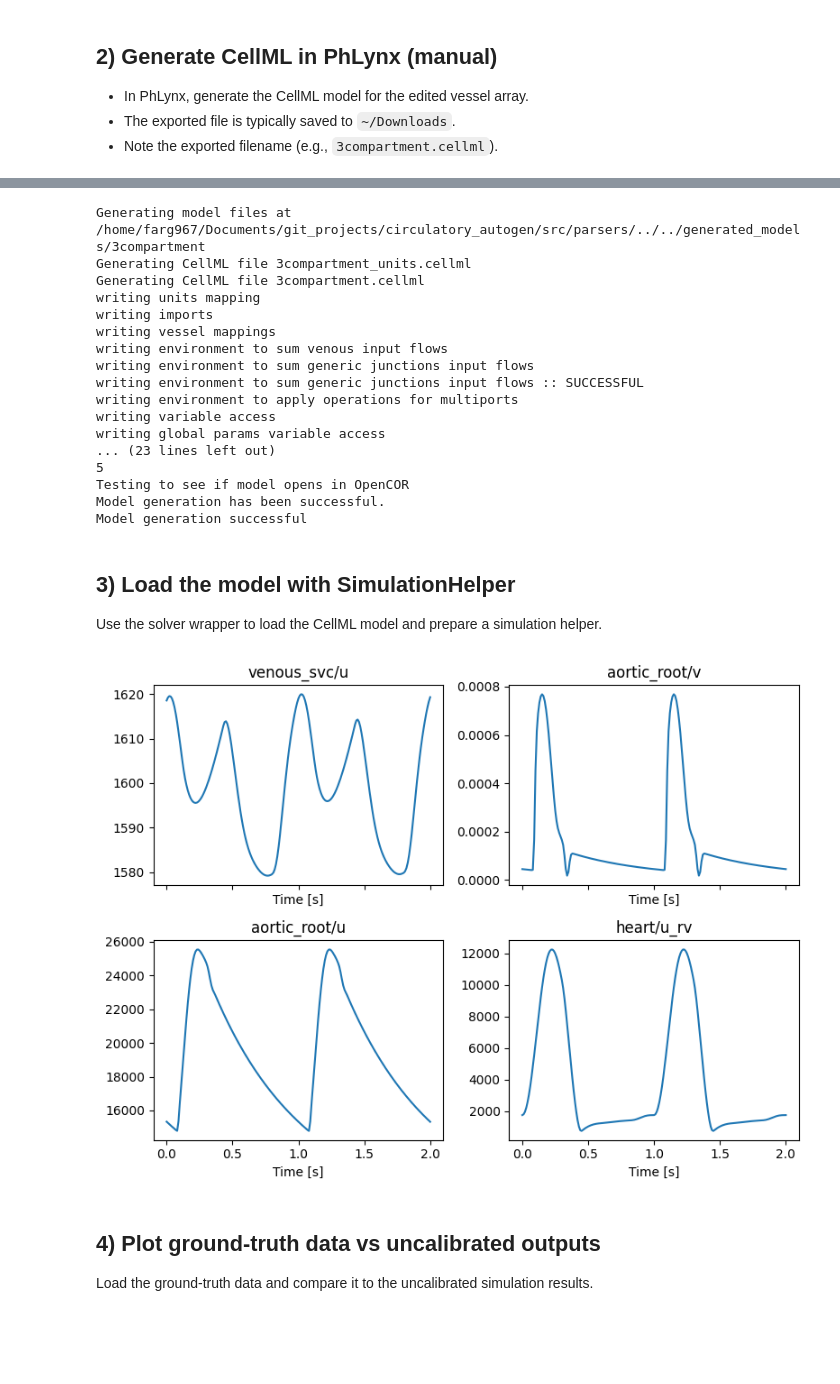
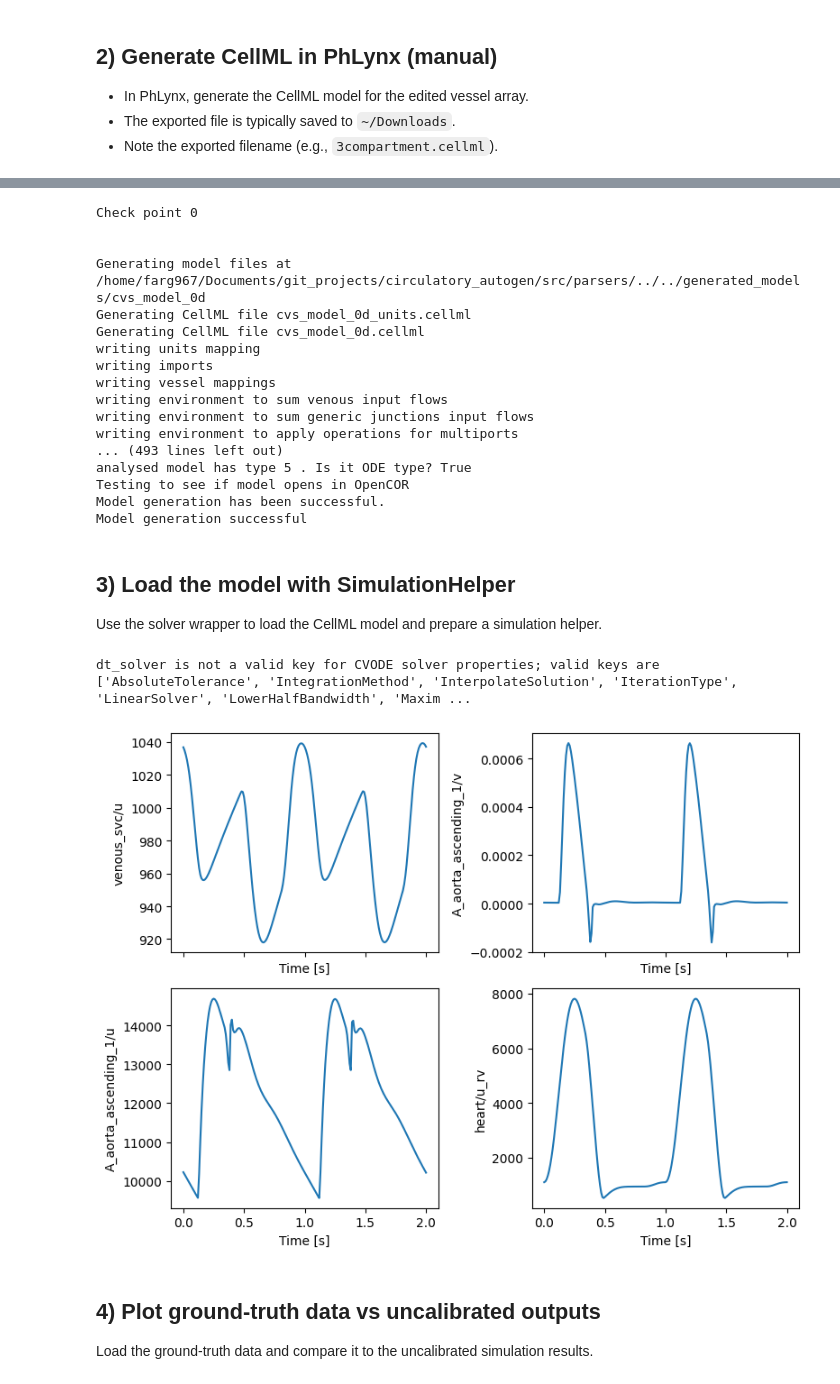
Before and after one commit to FinbarArgus/circulatory_autogen, a Jupyter notebook: tutorial/interactive/generation_and_calibration.ipynb, the cells around one changed output, grey strips where cells are left out. Saved outputs shown, nothing was run; the diff lists cells and outputs as text; code cells hidden in the pictures; blank space fills up the shorter version.

Commit message:
Updating the legacy tutorials. We need to figure out how to make these simpler, should we be using the python tutorials instead?

```diff
--- a/tutorial/interactive/generation_and_calibration.ipynb
+++ b/tutorial/interactive/generation_and_calibration.ipynb
@@ -83,15 +85,17 @@ Paths done
 - Note the exported filename (e.g., `3compartment.cellml`).
 # %%
 from utilities.utility_funcs import get_default_inp_data_dict
+import pprint
 # Model identifiers
-file_prefix = "3compartment"
+model_name = "cvs_model"
+# file_prefix = "3compartment"
+file_prefix = model_name+"_0d"
 input_param_file = f"{file_prefix}_parameters.csv"
 
 # Base user inputs (this shows all the settings that can be changed)
 inp_data_dict = get_default_inp_data_dict(file_prefix, input_param_file, resources_dir)
 
 print('inp_data_dict set')
-import pprint
 pprint.pprint(inp_data_dict)
 # %% [output]
 inp_data_dict set
@@ -122,20 +126,20 @@ if not success:
 else:
     print('Model generation successful')
 # %% [output]
-Generating model files at /home/farg967/Documents/git_projects/circulatory_autogen/src/parsers/../../generated_models/3compartment
-Generating CellML file 3compartment_units.cellml
-Generating CellML file 3compartment.cellml
+Check point 0
+
+
+Generating model files at /home/farg967/Documents/git_projects/circulatory_autogen/src/parsers/../../generated_models/cvs_model_0d
+Generating CellML file cvs_model_0d_units.cellml
+Generating CellML file cvs_model_0d.cellml
 writing units mapping
 writing imports
 writing vessel mappings
 writing environment to sum venous input flows
 writing environment to sum generic junctions input flows
-writing environment to sum generic junctions input flows :: SUCCESSFUL
 writing environment to apply operations for multiports
-writing variable access
-writing global params variable access
-... (23 lines left out)
-5
+... (493 lines left out)
+analysed model has type 5 . Is it ODE type? True
 Testing to see if model opens in OpenCOR
 Model generation has been successful.
 Model generation successful
@@ -150,37 +154,38 @@ from solver_wrappers import get_simulation_helper_from_inp_data_dict
 inp_data_dict["sim_time"] = 2 # the 2 seconds we care about
 inp_data_dict["pre_time"] = 20.0 # simulate for 20 seconds to get to periodic steady state
 
 sim_helper = get_simulation_helper_from_inp_data_dict(inp_data_dict)
 
 # Run once and plot a few representative variables
 sim_helper.run()
 variables_to_plot = [
     "venous_svc/u",
-    "aortic_root/v",
-    "aortic_root/u",
+    "A_aorta_ascending_1/v",
+    "A_aorta_ascending_1/u",
     "heart/u_rv",
 ]
 
 y = sim_helper.get_results(variables_to_plot, flatten=True)
 t = sim_helper.get_time()
 
 ##### Plotting #####
 
 plot_dir = Path(param_id_output_dir) / "quicklooks"
 plot_dir.mkdir(parents=True, exist_ok=True)
 
 fig, axs = plt.subplots(2, 2, sharex=True, figsize=(8, 6))
 axs = axs.flatten()
 for idx, (ax, series, name) in enumerate(zip(axs, y, variables_to_plot)):
     ax.plot(t, series)
-    ax.set_title(name)
+    ax.set_ylabel(name)
     ax.set_xlabel("Time [s]")
 
 plt.tight_layout()
 plt.savefig(plot_dir / "uncalibrated_outputs.png")
 plt.show()
 # %% [output]
+dt_solver is not a valid key for CVODE solver properties; valid keys are ['AbsoluteTolerance', 'IntegrationMethod', 'InterpolateSolution', 'IterationType', 'LinearSolver', 'LowerHalfBandwidth', 'Maxim ...
-[figure, old version]
+[figure, new version]
 # %% [markdown]
 ## 4) Plot ground-truth data vs uncalibrated outputs
 
```
Also changed, not shown: parts of 16 cells of this notebook, 11 other files.
